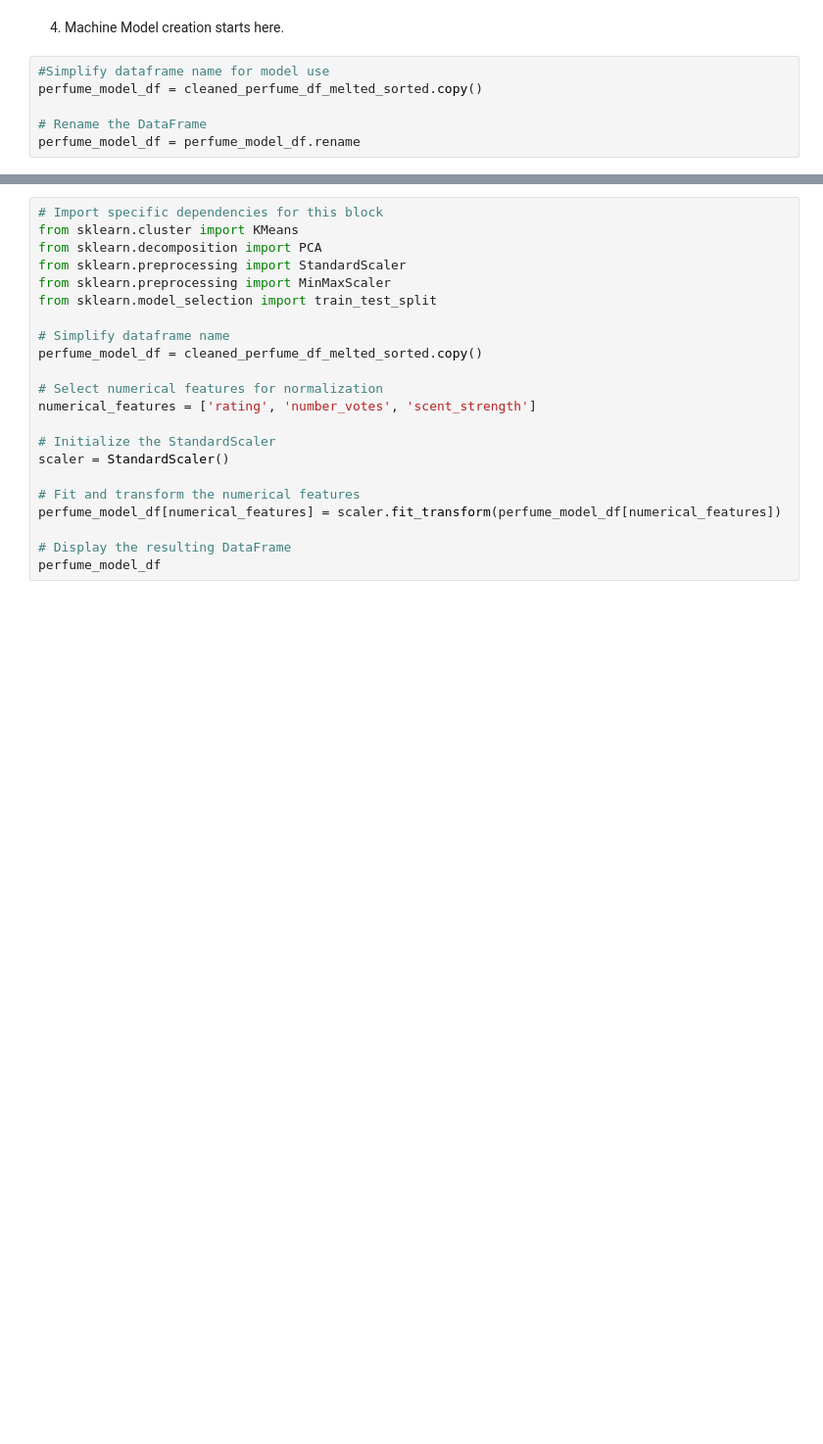
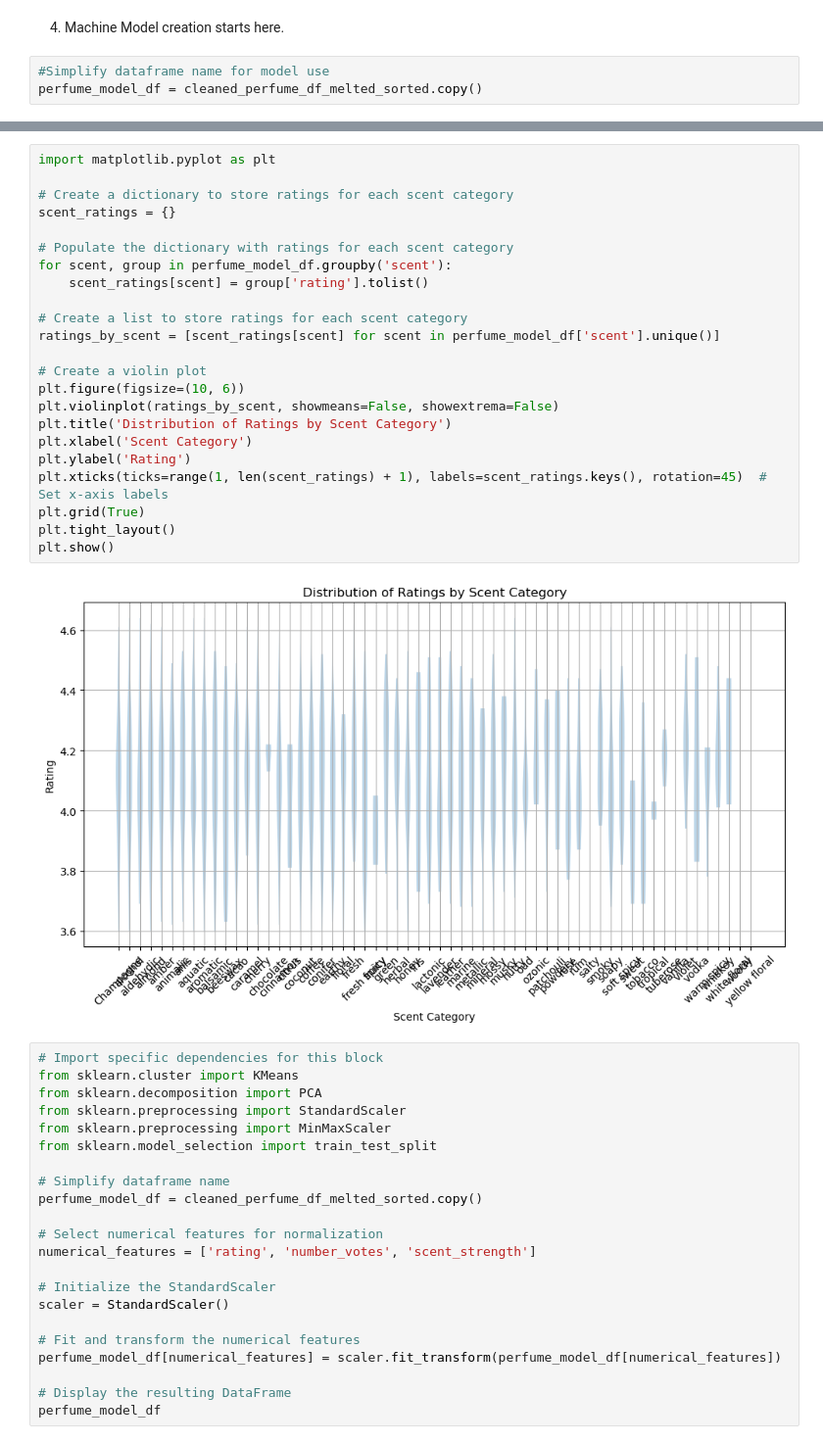
Before and after one commit to ThatCoryGirl/Project4-Perfume, a Jupyter notebook: MachineLearnTesting/Unsupervised_ML_Cluster_Model_Testing.ipynb, the cells around one changed output, grey strips where cells are left out. Shown: that part at 98% size. Drawn from its saved outputs; the diff is of its cells as text; blank space fills up the shorter version.

```diff
--- a/MachineLearnTesting/Unsupervised_ML_Cluster_Model_Testing.ipynb
+++ b/MachineLearnTesting/Unsupervised_ML_Cluster_Model_Testing.ipynb
@@ -291,6 +291,3 @@ cleaned_perfume_df_melted_sorted
 # %%
 #Simplify dataframe name for model use
 perfume_model_df = cleaned_perfume_df_melted_sorted.copy()
-
-# Rename the DataFrame
-perfume_model_df = perfume_model_df.rename
@@ -333,3 +323,28 @@ TypeError: 'method' object is not subscriptable
+# %%
+import matplotlib.pyplot as plt
+
+# Create a dictionary to store ratings for each scent category
+scent_ratings = {}
+
+# Populate the dictionary with ratings for each scent category
+for scent, group in perfume_model_df.groupby('scent'):
+    scent_ratings[scent] = group['rating'].tolist()
+
+# Create a list to store ratings for each scent category
+ratings_by_scent = [scent_ratings[scent] for scent in perfume_model_df['scent'].unique()]
+
+# Create a violin plot
+plt.figure(figsize=(10, 6))
+plt.violinplot(ratings_by_scent, showmeans=False, showextrema=False)
+plt.title('Distribution of Ratings by Scent Category')
+plt.xlabel('Scent Category')
+plt.ylabel('Rating')
+plt.xticks(ticks=range(1, len(scent_ratings) + 1), labels=scent_ratings.keys(), rotation=45)  # Set x-axis labels
+plt.grid(True)
+plt.tight_layout()
+plt.show()
+# %% [output]
+[figure, added]
 # %%
 # Import specific dependencies for this block
 from sklearn.cluster import KMeans
```
Also changed, not shown: parts of 3 cells of this notebook, 1 other file.
